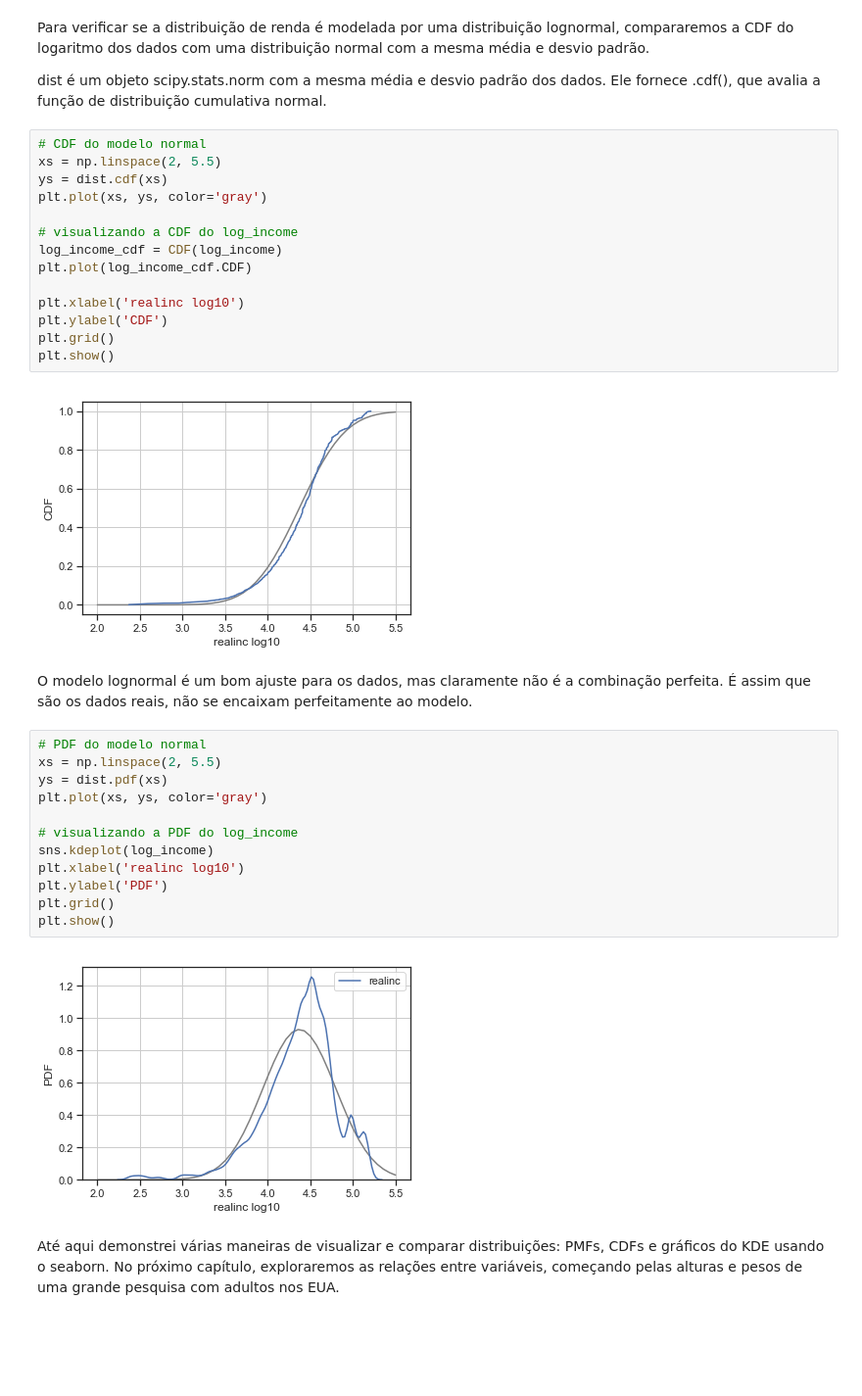
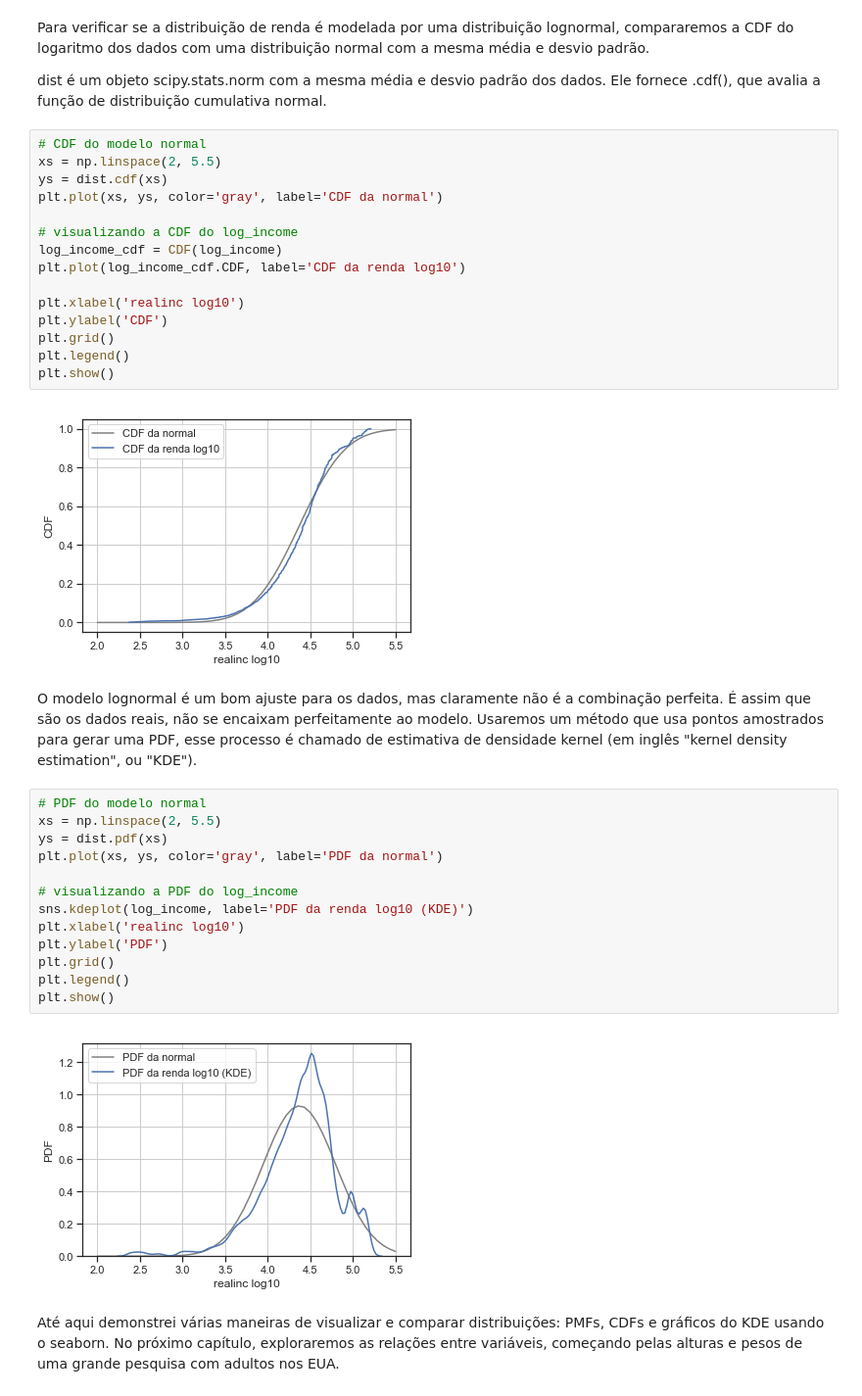
Before and after one commit to plbalmeida/aed-Py, a Jupyter notebook: aed-Py.ipynb, the cells around one changed output. Shown: that part at 98% size. Cells and saved outputs as stored; diff of their text form; blank space fills up the shorter version.

```diff
--- a/aed-Py.ipynb
+++ b/aed-Py.ipynb
@@ -622,34 +624,36 @@ dist é um objeto scipy.stats.norm com a mesma média e desvio padrão dos dados
 # CDF do modelo normal
 xs = np.linspace(2, 5.5)
 ys = dist.cdf(xs)
-plt.plot(xs, ys, color='gray')
+plt.plot(xs, ys, color='gray', label='CDF da normal')
 
 # visualizando a CDF do log_income
 log_income_cdf = CDF(log_income)
-plt.plot(log_income_cdf.CDF)
+plt.plot(log_income_cdf.CDF, label='CDF da renda log10')
 
 plt.xlabel('realinc log10')
 plt.ylabel('CDF')
 plt.grid()
+plt.legend()
 plt.show()
 # %% [output]
-[figure, old version]
+[figure, new version]
 # %% [markdown]
-O modelo lognormal é um bom ajuste para os dados, mas claramente não é a combinação perfeita. É assim que são os dados reais, não se encaixam perfeitamente ao modelo.
+O modelo lognormal é um bom ajuste para os dados, mas claramente não é a combinação perfeita. É assim que são os dados reais, não se encaixam perfeitamente ao modelo. Usaremos um método que usa pontos amostrados para gerar uma PDF, esse processo é chamado de estimativa de densidade kernel (em inglês "kernel density estimation", ou "KDE").
 # %%
 # PDF do modelo normal
 xs = np.linspace(2, 5.5)
 ys = dist.pdf(xs)
-plt.plot(xs, ys, color='gray')
+plt.plot(xs, ys, color='gray', label='PDF da normal')
 
 # visualizando a PDF do log_income
-sns.kdeplot(log_income)
+sns.kdeplot(log_income, label='PDF da renda log10 (KDE)')
 plt.xlabel('realinc log10')
 plt.ylabel('PDF')
 plt.grid()
+plt.legend()
 plt.show()
 # %% [output]
-[figure, old version]
+[figure, new version]
 # %% [markdown]
 Até aqui demonstrei várias maneiras de visualizar e comparar distribuições: PMFs, CDFs e gráficos do KDE usando o seaborn. No próximo capítulo, exploraremos as relações entre variáveis, começando pelas alturas e pesos de uma grande pesquisa com adultos nos EUA.
 # %% [markdown]
```
Also changed, not shown: parts of 42 cells of this notebook.
